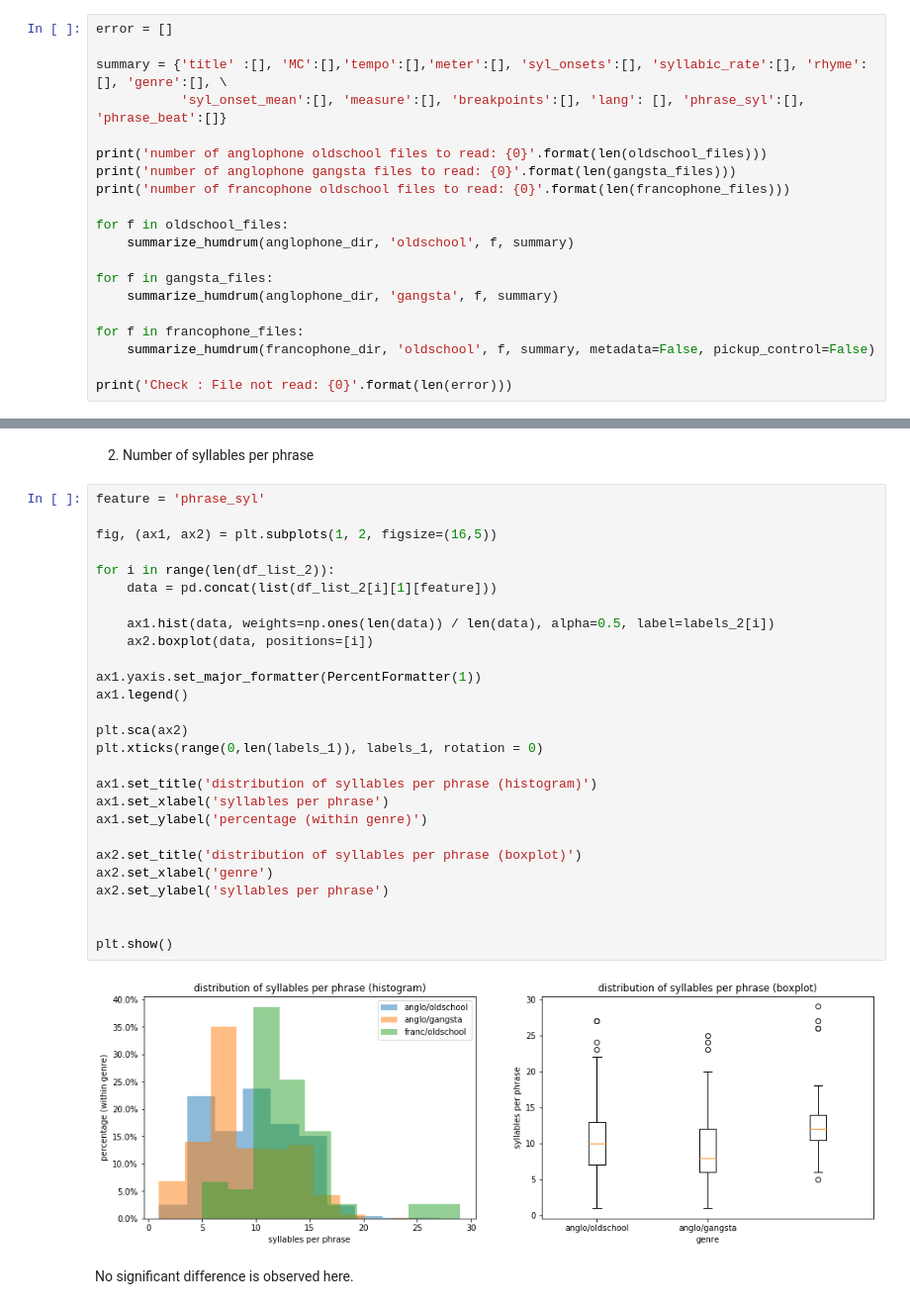
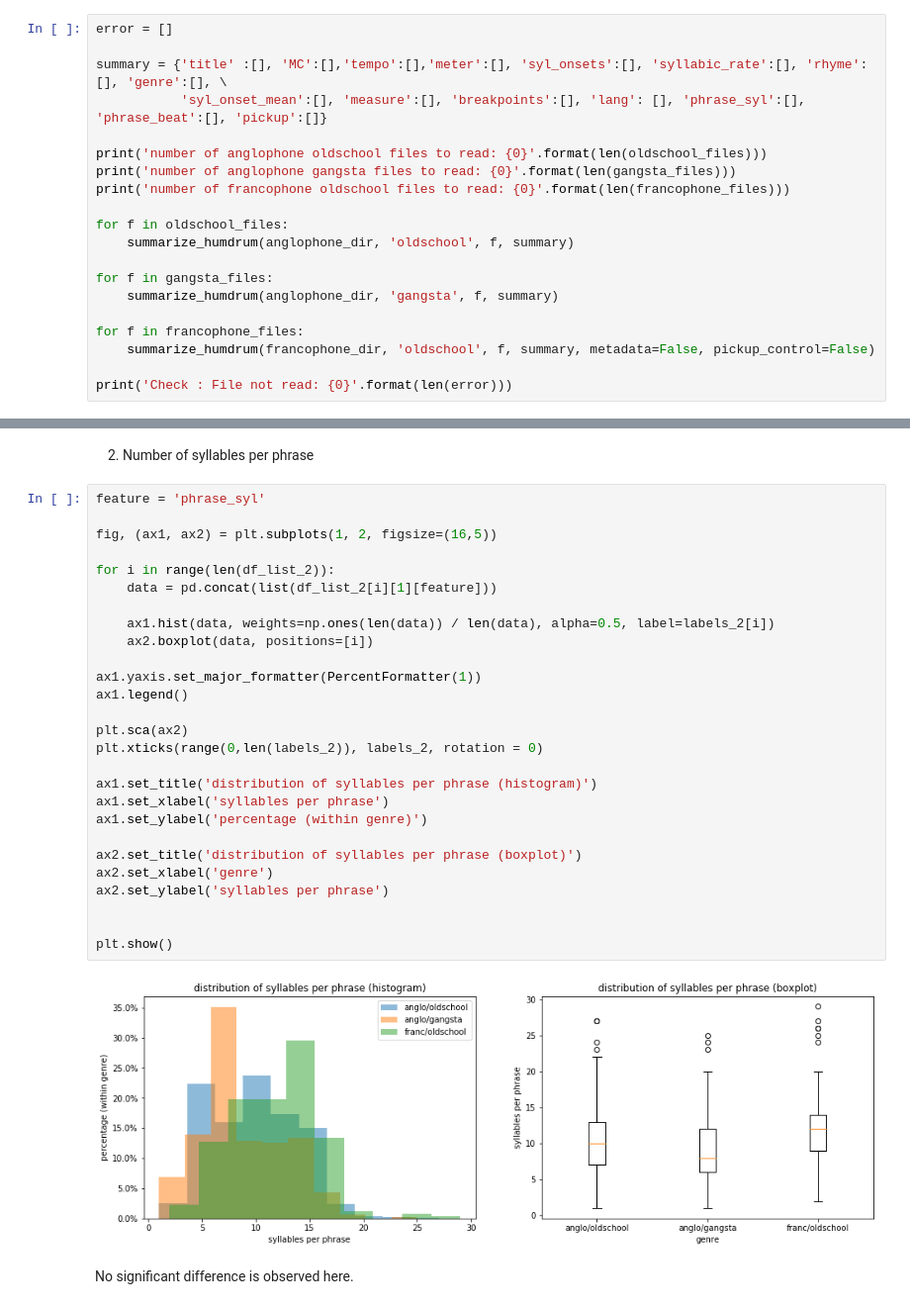
Before and after one commit to haeeunkim/dh401, a Jupyter notebook: milestone3.ipynb, the cells around one changed output, grey strips where cells are left out. Shown at 99% size. Cells and saved outputs as stored; diff of their text form.

```diff
--- a/milestone3.ipynb
+++ b/milestone3.ipynb
@@ -352,7 +389,7 @@ def summarize_humdrum(sample_dir, sample_genre, sample_filename, summary, metada
 error = []
 
 summary = {'title' :[], 'MC':[],'tempo':[],'meter':[], 'syl_onsets':[], 'syllabic_rate':[], 'rhyme':[], 'genre':[], \
-           'syl_onset_mean':[], 'measure':[], 'breakpoints':[], 'lang': [], 'phrase_syl':[], 'phrase_beat':[]}
+           'syl_onset_mean':[], 'measure':[], 'breakpoints':[], 'lang': [], 'phrase_syl':[], 'phrase_beat':[], 'pickup':[]}
 
 print('number of anglophone oldschool files to read: {0}'.format(len(oldschool_files)))
 print('number of anglophone gangsta files to read: {0}'.format(len(gangsta_files)))
@@ -544,32 +582,32 @@ The distribution of the francophone dataset deviates a lot from the anglophone d
 # %%
 feature = 'phrase_syl'
 
 fig, (ax1, ax2) = plt.subplots(1, 2, figsize=(16,5))
 
 for i in range(len(df_list_2)):
     data = pd.concat(list(df_list_2[i][1][feature]))
 
     ax1.hist(data, weights=np.ones(len(data)) / len(data), alpha=0.5, label=labels_2[i])
     ax2.boxplot(data, positions=[i])
 
 ax1.yaxis.set_major_formatter(PercentFormatter(1))
 ax1.legend()
 
 plt.sca(ax2)
-plt.xticks(range(0,len(labels_1)), labels_1, rotation = 0)
+plt.xticks(range(0,len(labels_2)), labels_2, rotation = 0)
 
 ax1.set_title('distribution of syllables per phrase (histogram)')
 ax1.set_xlabel('syllables per phrase')
 ax1.set_ylabel('percentage (within genre)')
 
 ax2.set_title('distribution of syllables per phrase (boxplot)')
 ax2.set_xlabel('genre')
 ax2.set_ylabel('syllables per phrase')
 
 
 plt.show()
 # %% [output]
-[figure, old version]
+[figure, new version]
 # %% [markdown]
 No significant difference is observed here.
 # %% [markdown]
```
Also changed, not shown: parts of 21 cells of this notebook, 45 other files.
